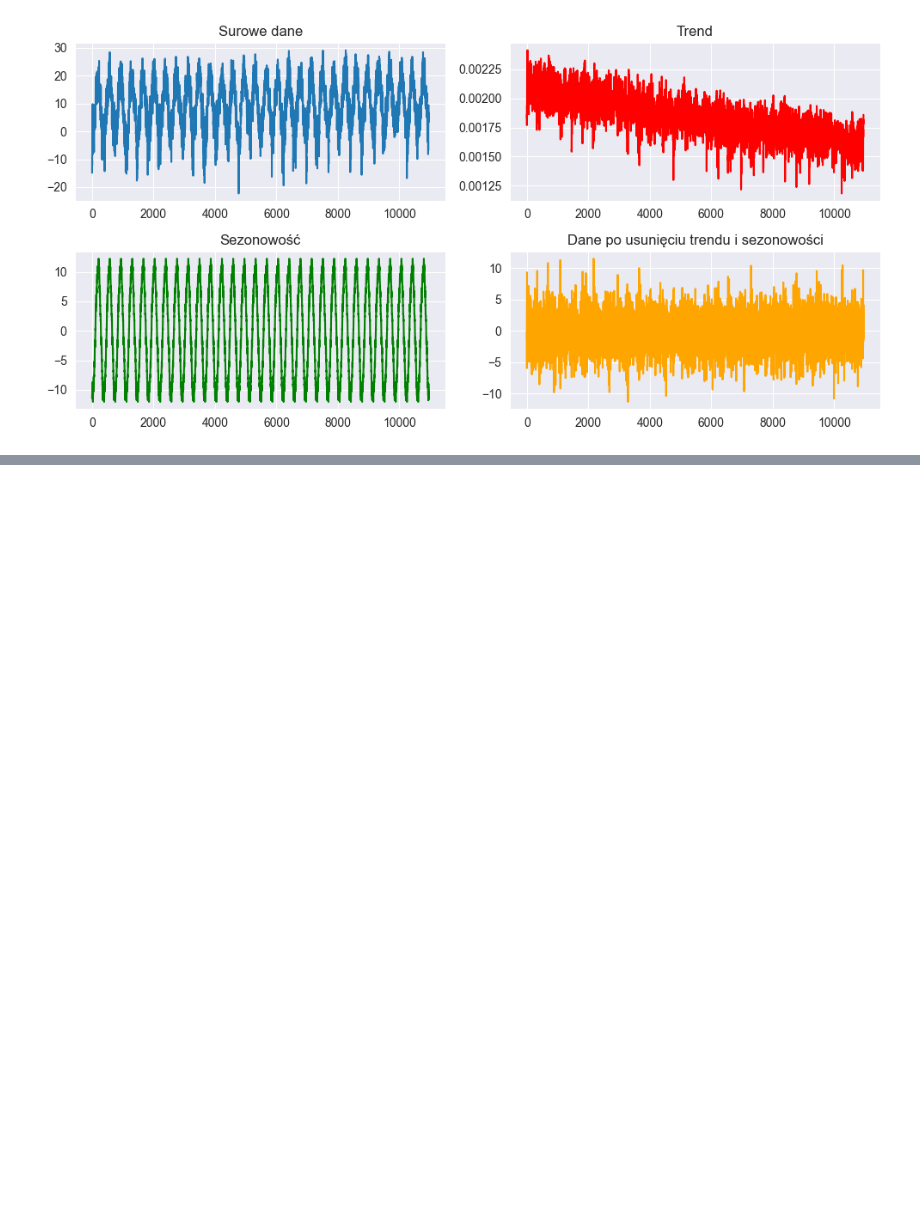
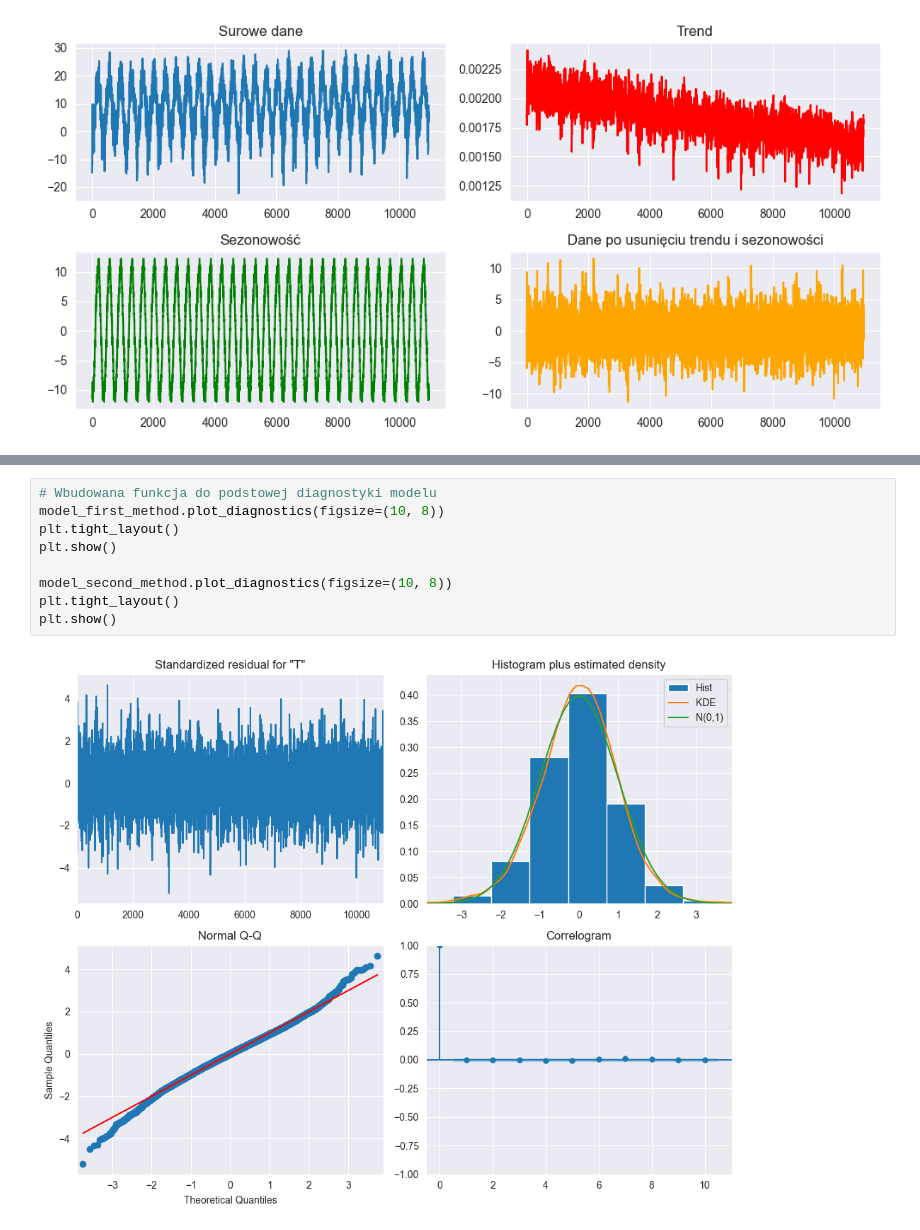
Before and after one commit to prog-zuzanna-sosnowska/Projekt-kaszcz, a Jupyter notebook: src/projekt_ARMA.ipynb, the cells around one changed output, grey strips where cells are left out. Drawn from its saved outputs; the diff is of its cells as text; blank space fills up the shorter version.

```diff
--- a/src/projekt_ARMA.ipynb
+++ b/src/projekt_ARMA.ipynb
@@ -477,0 +529,11 @@ Phi1: 1.5030067869931645, Phi2: -0.544532793098421, Theta1: -0.5079794808651558,
+# %%
+# Wbudowana funkcja do podstowej diagnostyki modelu
+model_first_method.plot_diagnostics(figsize=(10, 8))
+plt.tight_layout()
+plt.show()
+
+model_second_method.plot_diagnostics(figsize=(10, 8))
+plt.tight_layout()
+plt.show()
+# %% [output]
+[figure, added]
```
Also changed, not shown: parts of 32 cells of this notebook.
